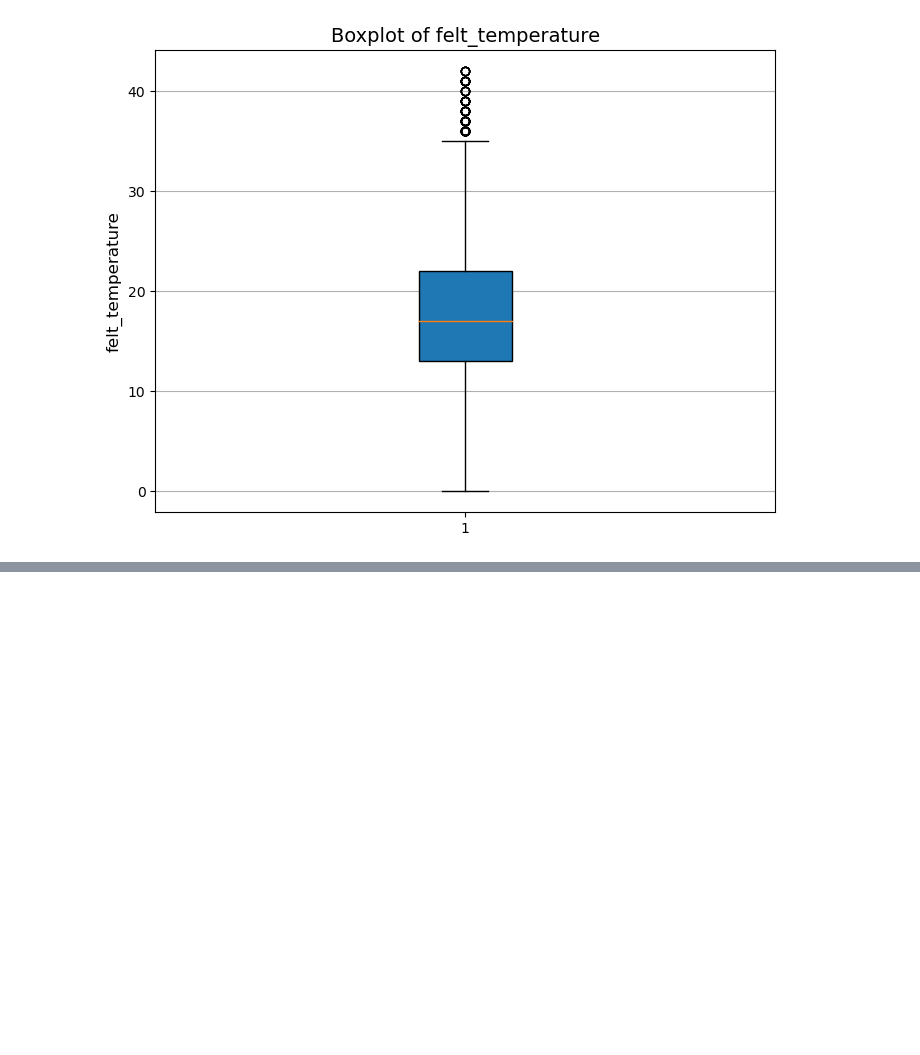
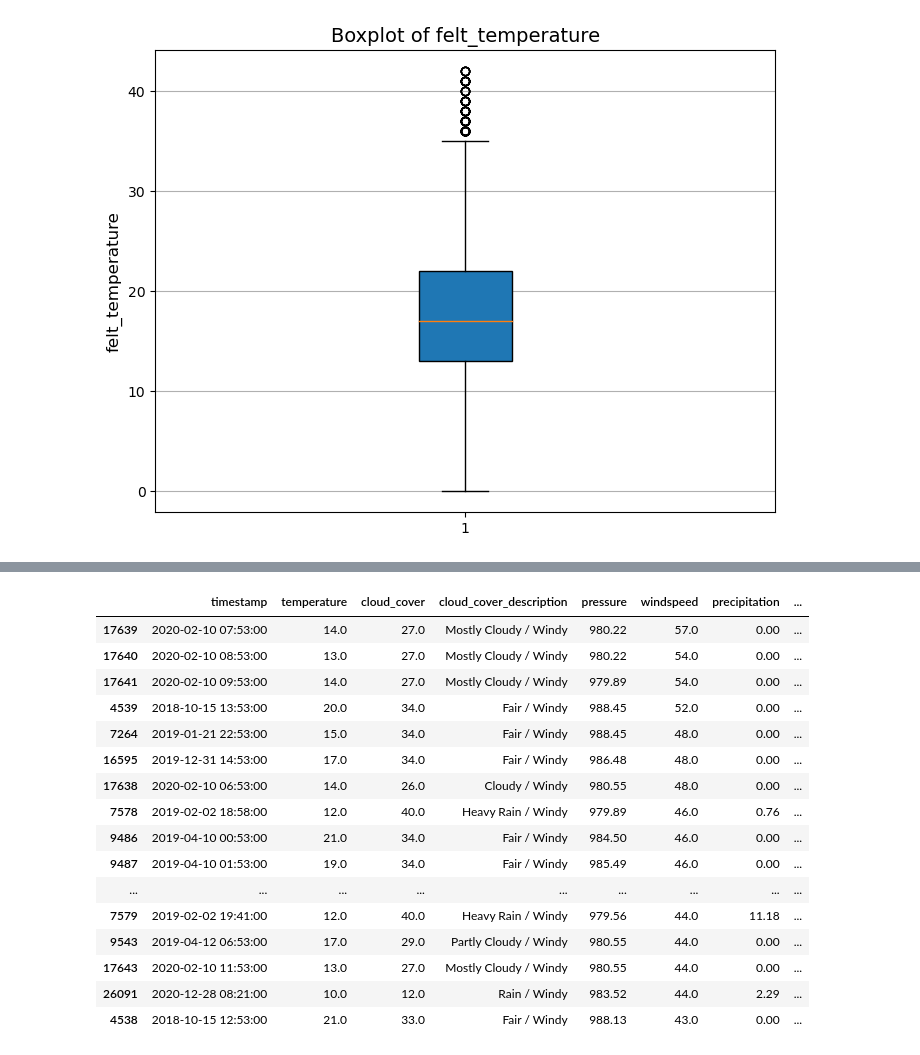
Before and after one commit to JanRkck/AA24, a Jupyter notebook: Data_Prep_Weather.ipynb, the cells around one changed output, grey strips where cells are left out. Saved outputs shown, nothing was run; the diff lists cells and outputs as text; code cells hidden in the pictures; blank space fills up the shorter version.

```diff
--- a/Data_Prep_Weather.ipynb
+++ b/Data_Prep_Weather.ipynb
@@ -379,0 +484,20 @@ Outliers in felt_temperature: 108
+# %%
+df_weather.nlargest(20, 'windspeed')
+# %% [output]
+|  | timestamp | temperature | cloud_cover | cloud_cover_description | pressure | windspeed | precipitation | ... |
+| 17639 | 2020-02-10 07:53:00 | 14.0 | 27.0 | Mostly Cloudy / Windy | 980.22 | 57.0 | 0.00 | ... |
+| 17640 | 2020-02-10 08:53:00 | 13.0 | 27.0 | Mostly Cloudy / Windy | 980.22 | 54.0 | 0.00 | ... |
+| 17641 | 2020-02-10 09:53:00 | 14.0 | 27.0 | Mostly Cloudy / Windy | 979.89 | 54.0 | 0.00 | ... |
+| 4539 | 2018-10-15 13:53:00 | 20.0 | 34.0 | Fair / Windy | 988.45 | 52.0 | 0.00 | ... |
+| 7264 | 2019-01-21 22:53:00 | 15.0 | 34.0 | Fair / Windy | 988.45 | 48.0 | 0.00 | ... |
+| 16595 | 2019-12-31 14:53:00 | 17.0 | 34.0 | Fair / Windy | 986.48 | 48.0 | 0.00 | ... |
+| 17638 | 2020-02-10 06:53:00 | 14.0 | 26.0 | Cloudy / Windy | 980.55 | 48.0 | 0.00 | ... |
+| 7578 | 2019-02-02 18:58:00 | 12.0 | 40.0 | Heavy Rain / Windy | 979.89 | 46.0 | 0.76 | ... |
+| 9486 | 2019-04-10 00:53:00 | 21.0 | 34.0 | Fair / Windy | 984.50 | 46.0 | 0.00 | ... |
+| 9487 | 2019-04-10 01:53:00 | 19.0 | 34.0 | Fair / Windy | 985.49 | 46.0 | 0.00 | ... |
+| ... | ... | ... | ... | ... | ... | ... | ... | ... |
+| 7579 | 2019-02-02 19:41:00 | 12.0 | 40.0 | Heavy Rain / Windy | 979.56 | 44.0 | 11.18 | ... |
+| 9543 | 2019-04-12 06:53:00 | 17.0 | 29.0 | Partly Cloudy / Windy | 980.55 | 44.0 | 0.00 | ... |
+| 17643 | 2020-02-10 11:53:00 | 13.0 | 27.0 | Mostly Cloudy / Windy | 980.55 | 44.0 | 0.00 | ... |
+| 26091 | 2020-12-28 08:21:00 | 10.0 | 12.0 | Rain / Windy | 983.52 | 44.0 | 2.29 | ... |
+| 4538 | 2018-10-15 12:53:00 | 21.0 | 33.0 | Fair / Windy | 988.13 | 43.0 | 0.00 | ... |
```
Also changed, not shown: parts of 16 cells of this notebook.
